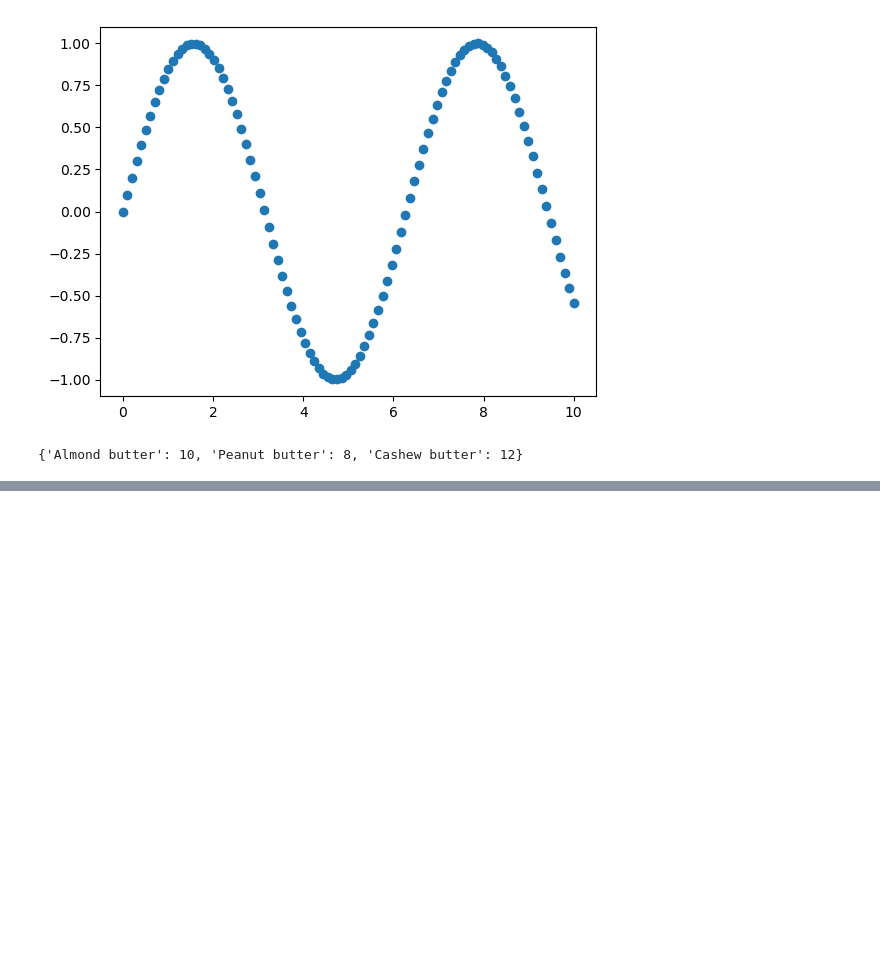
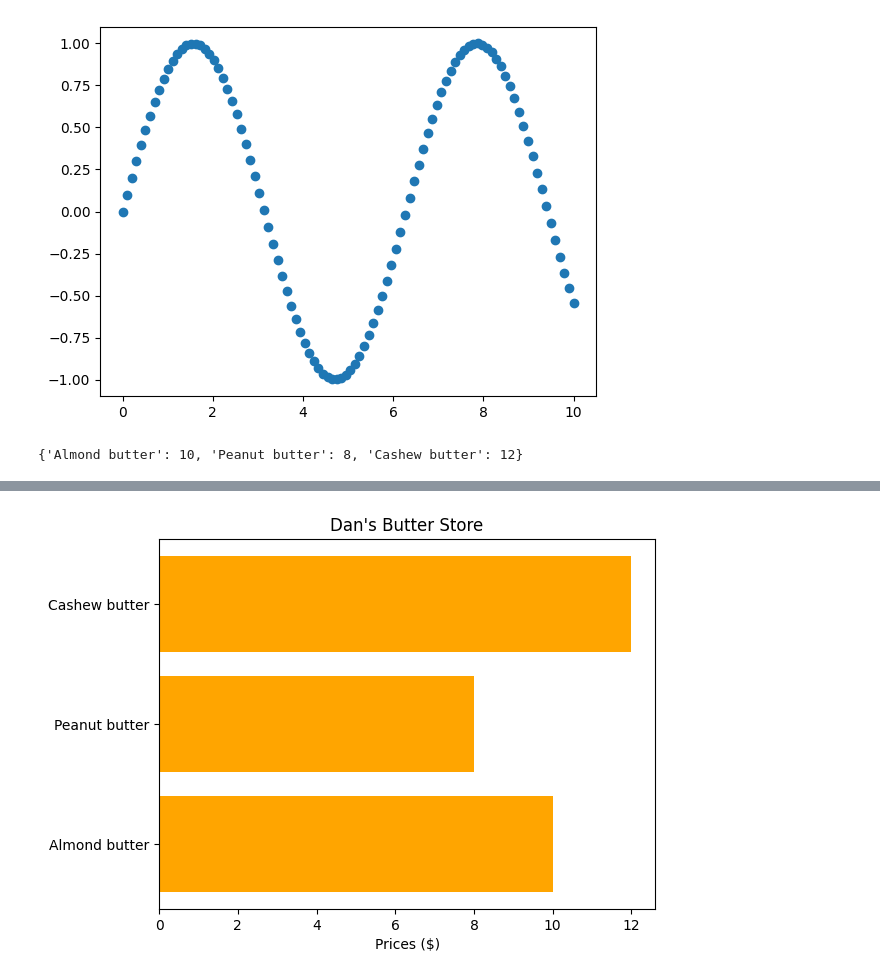
Before and after one commit to cancinoray/data-science, a Jupyter notebook: matplotlib/introduction-to-matplotlib.ipynb, the cells around one changed output, grey strips where cells are left out. Drawn from its saved outputs; the diff is of its cells as text; code cells hidden in the pictures; blank space fills up the shorter version.

```diff
--- a/matplotlib/introduction-to-matplotlib.ipynb
+++ b/matplotlib/introduction-to-matplotlib.ipynb
@@ -160,0 +159,9 @@ ax.set(title = f"{store_name} Store",
+# %%
+#https://matplotlib.org/stable/api/_as_gen/matplotlib.axes.Axes.barh.html
+#check the documentation for the bar graph
+
+fig, ax = plt.subplots()
+ax.set(title="Dan's Butter Store", xlabel="Prices ($)")
+ax.barh(list(nut_butter_prices.keys()), list(nut_butter_prices.values()), color='orange', align='center');
+# %% [output]
+[figure, added]
```
Also changed, not shown: parts of 6 cells of this notebook, 1 other file.
